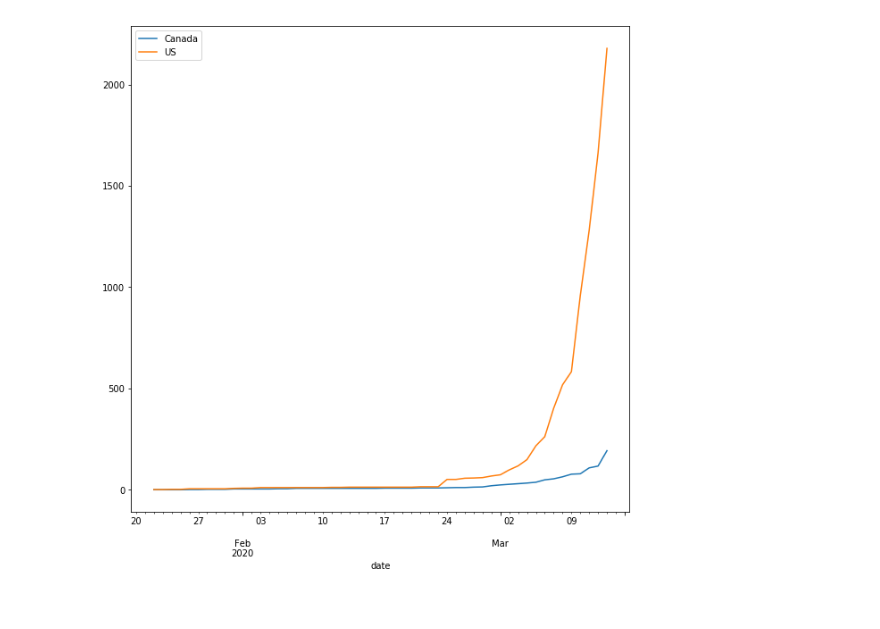
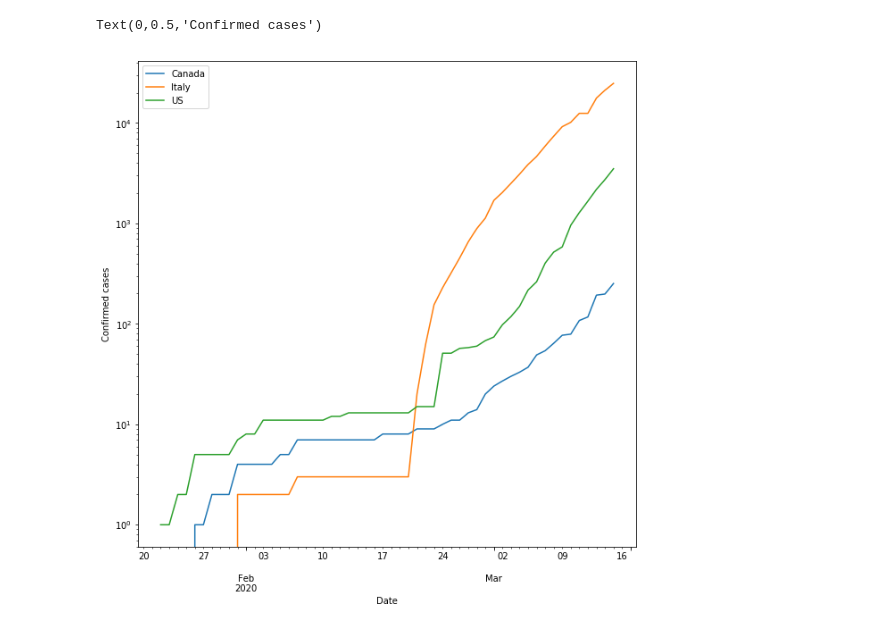
Before and after one commit to simra/COVID-19, a Jupyter notebook: notebooks/COVID-19 Plots.ipynb, the cells around one changed output. Drawn from its saved outputs; the diff is of its cells as text; code cells hidden in the pictures.

```diff
--- a/notebooks/COVID-19 Plots.ipynb
+++ b/notebooks/COVID-19 Plots.ipynb
@@ -37,7 +37,7 @@ df=raw.groupby('Country/Region').sum()
 #del df[df.columns[-1]]
 last_date = list(df.columns)[-1]
 
-df = df[(df.index.isin(['Canada'])) | (df[last_date]>1000)]
+df = df[(df.index.isin(['Canada','Japan'])) | (df[last_date]>1000)]
 
 df['Country/Region']=df.index
 df=df.melt(id_vars='Country/Region',var_name='date', value_name='Confirmed').pivot(index='date',columns='Country/Region')
@@ -47,5 +47,6 @@ del df.index.name
 df=df.sort_values(by=['date'])
 df.set_index('date', inplace=True)
 df.columns = [c[1] for c in df.columns]
+#del df['Cruise Ship']
 df
 # %% [output]
@@ -124,8 +128,8 @@ plotdataframe(df, logy=True)
 # US and Canada
 df=raw
 # temporarily drop 03/14
-del df[df.columns[-1]]
-df = df[df['Country/Region'].isin(['Canada','US'])]
+#del df[df.columns[-1]]
+df = df[df['Country/Region'].isin(['Canada','US','Italy'])]
 
 df=df.groupby('Country/Region').sum()
 
@@ -378,7 +374,10 @@ plt.fill_between(xModel, mins, maxes, color='#FFcccc')
 # %%
 import matplotlib.pyplot as plt
 plt.rcParams["figure.figsize"] = [10, 10]
 
-ax=df.plot(legend=True) #list(df.columns))
+ax=df.plot(legend=True,logy=True) #list(df.columns))
+ax.set_xlabel('Date')
+ax.set_ylabel('Confirmed cases')
 # %% [output]
+Text(0,0.5,'Confirmed cases')
-[figure, old version]
+[figure, new version]
```
Also changed, not shown: parts of 24 cells of this notebook, 1 other file.
